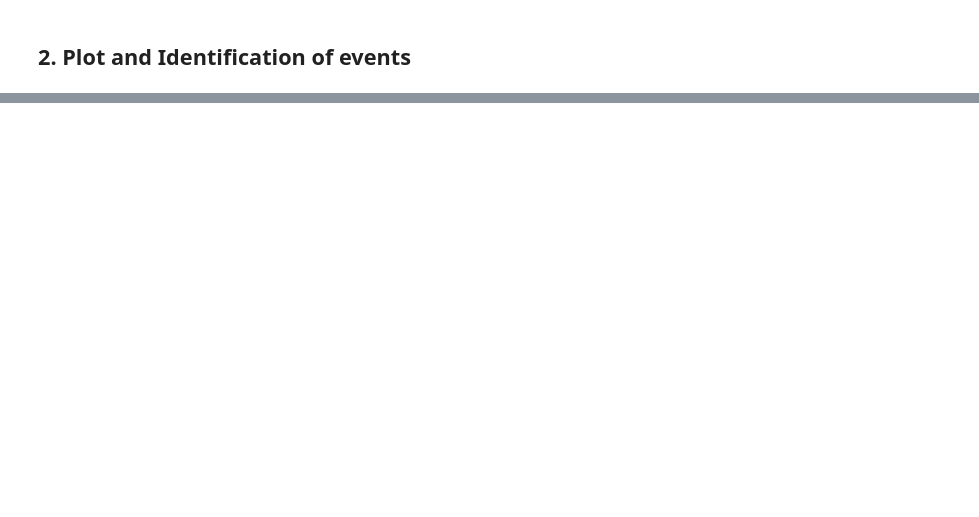
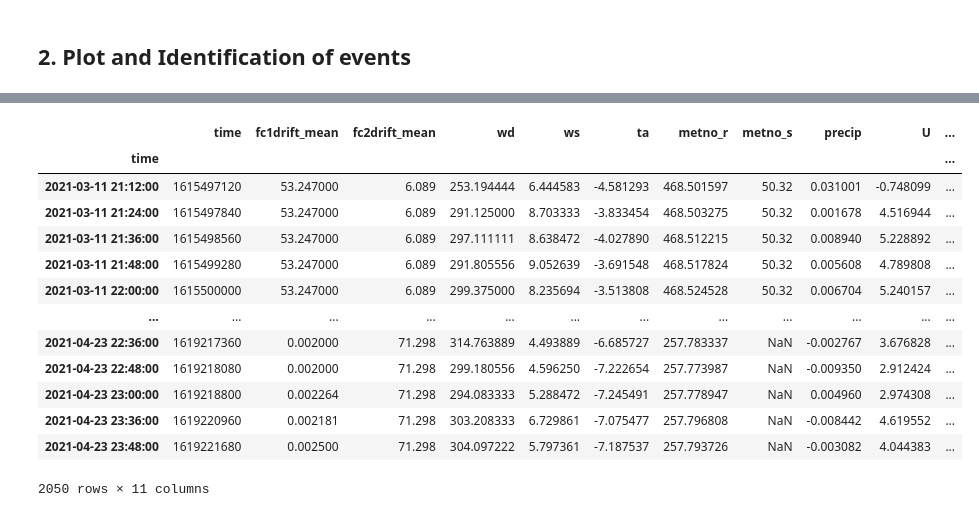
Before and after one commit to UiOHive/SnowyOwl, a Jupyter notebook: analysis/2021Spring_meteo.ipynb, the cells around one changed output, grey strips where cells are left out. Drawn from its saved outputs; the diff is of its cells as text; code cells hidden in the pictures; blank space fills up the shorter version.

```diff
--- a/analysis/2021Spring_meteo.ipynb
+++ b/analysis/2021Spring_meteo.ipynb
@@ -110,0 +231,17 @@ Using matplotlib backend: Qt5Agg
+# %%
+df_mean.loc[ds.time]
+# %% [output]
+|  | time | fc1drift_mean | fc2drift_mean | wd | ws | ta | metno_r | metno_s | precip | U | ... |
+| time |  |  |  |  |  |  |  |  |  |  | ... |
+| 2021-03-11 21:12:00 | 1615497120 | 53.247000 | 6.089 | 253.194444 | 6.444583 | -4.581293 | 468.501597 | 50.32 | 0.031001 | -0.748099 | ... |
+| 2021-03-11 21:24:00 | 1615497840 | 53.247000 | 6.089 | 291.125000 | 8.703333 | -3.833454 | 468.503275 | 50.32 | 0.001678 | 4.516944 | ... |
+| 2021-03-11 21:36:00 | 1615498560 | 53.247000 | 6.089 | 297.111111 | 8.638472 | -4.027890 | 468.512215 | 50.32 | 0.008940 | 5.228892 | ... |
+| 2021-03-11 21:48:00 | 1615499280 | 53.247000 | 6.089 | 291.805556 | 9.052639 | -3.691548 | 468.517824 | 50.32 | 0.005608 | 4.789808 | ... |
+| 2021-03-11 22:00:00 | 1615500000 | 53.247000 | 6.089 | 299.375000 | 8.235694 | -3.513808 | 468.524528 | 50.32 | 0.006704 | 5.240157 | ... |
+| ... | ... | ... | ... | ... | ... | ... | ... | ... | ... | ... | ... |
+| 2021-04-23 22:36:00 | 1619217360 | 0.002000 | 71.298 | 314.763889 | 4.493889 | -6.685727 | 257.783337 | NaN | -0.002767 | 3.676828 | ... |
+| 2021-04-23 22:48:00 | 1619218080 | 0.002000 | 71.298 | 299.180556 | 4.596250 | -7.222654 | 257.773987 | NaN | -0.009350 | 2.912424 | ... |
+| 2021-04-23 23:00:00 | 1619218800 | 0.002264 | 71.298 | 294.083333 | 5.288472 | -7.245491 | 257.778947 | NaN | 0.004960 | 2.974308 | ... |
+| 2021-04-23 23:36:00 | 1619220960 | 0.002181 | 71.298 | 303.208333 | 6.729861 | -7.075477 | 257.796808 | NaN | -0.008442 | 4.619552 | ... |
+| 2021-04-23 23:48:00 | 1619221680 | 0.002500 | 71.298 | 304.097222 | 5.797361 | -7.187537 | 257.793726 | NaN | -0.003082 | 4.044383 | ... |
+2050 rows × 11 columns
```
Also changed, not shown: parts of 19 cells of this notebook, 5 other files.
